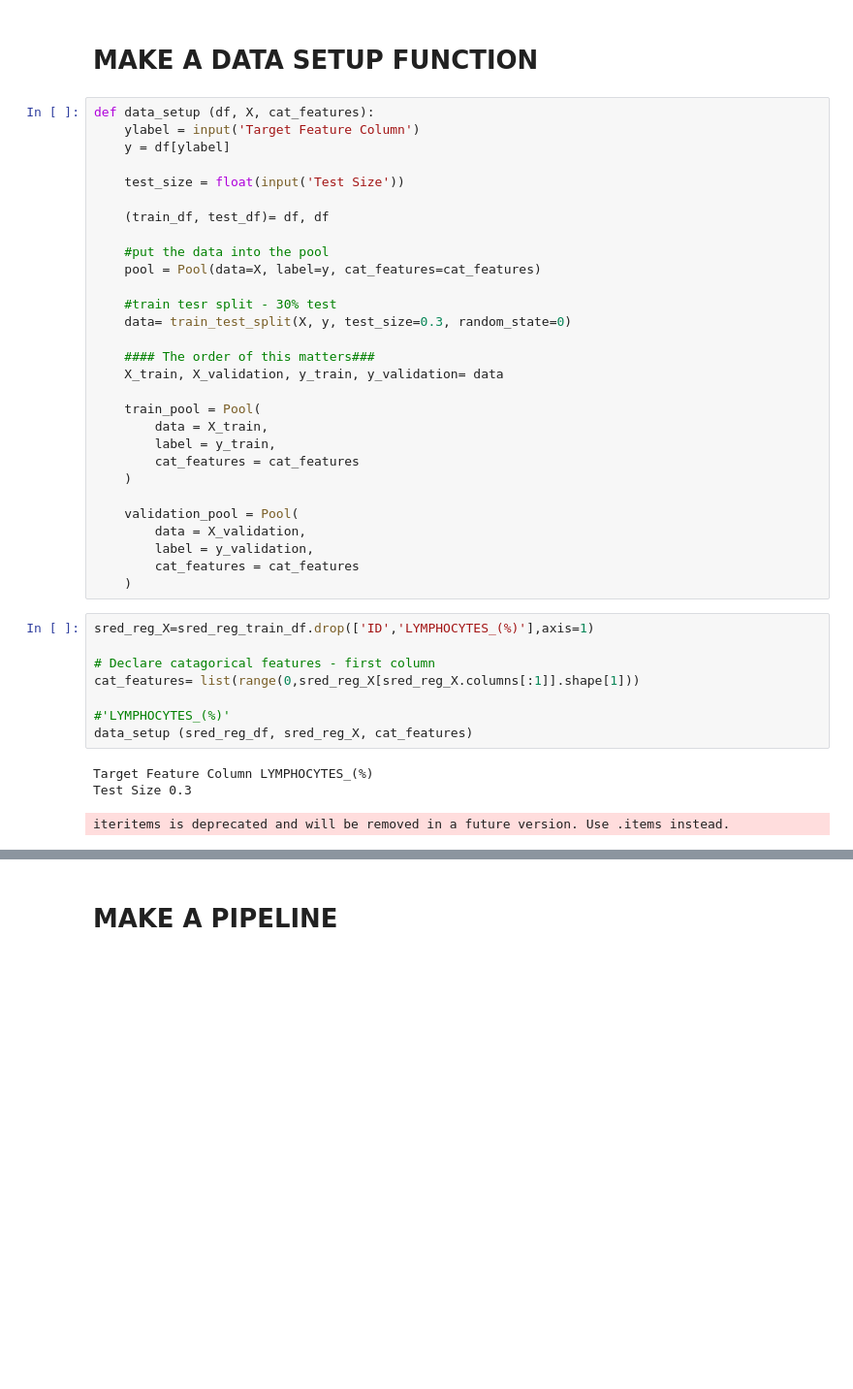
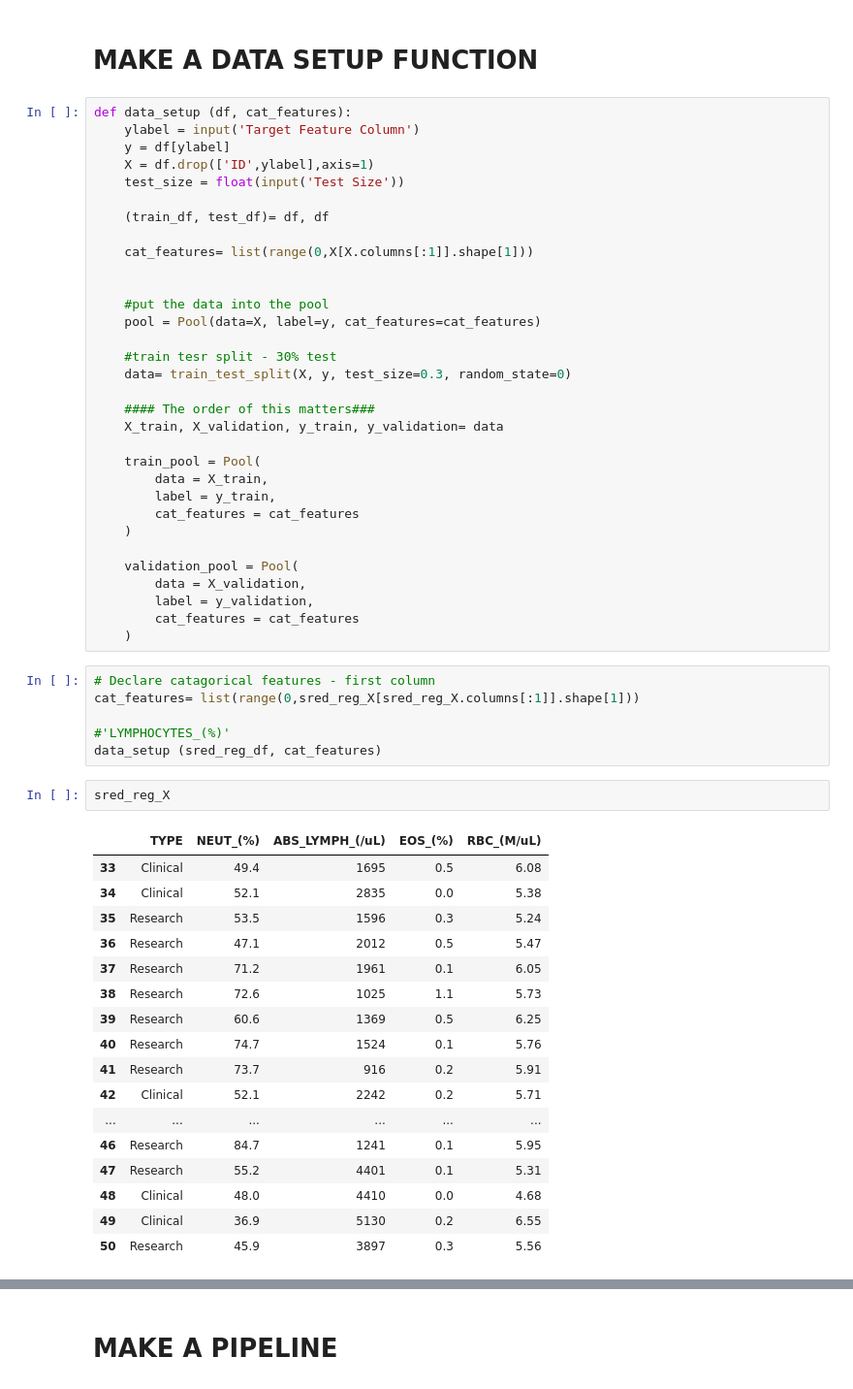
Before and after one commit to aidan-lew/monkey_health, a Jupyter notebook: B_monkeys_predictions_cleaned.ipynb, the cells around one changed output, grey strips where cells are left out. Shown at 97% size. Cells and saved outputs as stored; diff of their text form; blank space fills up the shorter version.

```diff
--- a/B_monkeys_predictions_cleaned.ipynb
+++ b/B_monkeys_predictions_cleaned.ipynb
@@ -842,13 +842,16 @@ Plot Title: t3
 # %% [markdown]
 # MAKE A DATA SETUP FUNCTION
 # %%
-def data_setup (df, X, cat_features):
+def data_setup (df, cat_features):
     ylabel = input('Target Feature Column')
     y = df[ylabel]
-
+    X = df.drop(['ID',ylabel],axis=1)
     test_size = float(input('Test Size'))
 
     (train_df, test_df)= df, df
+
+    cat_features= list(range(0,X[X.columns[:1]].shape[1]))
+
 
     #put the data into the pool
     pool = Pool(data=X, label=y, cat_features=cat_features)
@@ -870,18 +873,32 @@ def data_setup (df, X, cat_features):
         label = y_validation,
         cat_features = cat_features
     )
-# %%
-sred_reg_X=sred_reg_train_df.drop(['ID','LYMPHOCYTES_(%)'],axis=1)
-
-# Declare catagorical features - first column
-cat_features= list(range(0,sred_reg_X[sred_reg_X.columns[:1]].shape[1]))
-
-#'LYMPHOCYTES_(%)'
-data_setup (sred_reg_df, sred_reg_X, cat_features)
-# %% [output]
-Target Feature Column LYMPHOCYTES_(%)
-Test Size 0.3
-iteritems is deprecated and will be removed in a future version. Use .items instead.
+# %%
+# Declare catagorical features - first column
+cat_features= list(range(0,sred_reg_X[sred_reg_X.columns[:1]].shape[1]))
+
+#'LYMPHOCYTES_(%)'
+data_setup (sred_reg_df, cat_features)
+# %%
+sred_reg_X
+# %% [output]
+|  | TYPE | NEUT_(%) | ABS_LYMPH_(/uL) | EOS_(%) | RBC_(M/uL) |
+| 33 | Clinical | 49.4 | 1695 | 0.5 | 6.08 |
+| 34 | Clinical | 52.1 | 2835 | 0.0 | 5.38 |
+| 35 | Research | 53.5 | 1596 | 0.3 | 5.24 |
+| 36 | Research | 47.1 | 2012 | 0.5 | 5.47 |
+| 37 | Research | 71.2 | 1961 | 0.1 | 6.05 |
+| 38 | Research | 72.6 | 1025 | 1.1 | 5.73 |
+| 39 | Research | 60.6 | 1369 | 0.5 | 6.25 |
+| 40 | Research | 74.7 | 1524 | 0.1 | 5.76 |
+| 41 | Research | 73.7 | 916 | 0.2 | 5.91 |
+| 42 | Clinical | 52.1 | 2242 | 0.2 | 5.71 |
+| ... | ... | ... | ... | ... | ... |
+| 46 | Research | 84.7 | 1241 | 0.1 | 5.95 |
+| 47 | Research | 55.2 | 4401 | 0.1 | 5.31 |
+| 48 | Clinical | 48.0 | 4410 | 0.0 | 4.68 |
+| 49 | Clinical | 36.9 | 5130 | 0.2 | 6.55 |
+| 50 | Research | 45.9 | 3897 | 0.3 | 5.56 |
 # %%
 model_pred_plot (sred_reg_X, sred_reg_y, cat_features, sred_reg_X_validation, sred_reg_y_validation)
 # %% [output]
```
Also changed, not shown: parts of 5 cells of this notebook.
